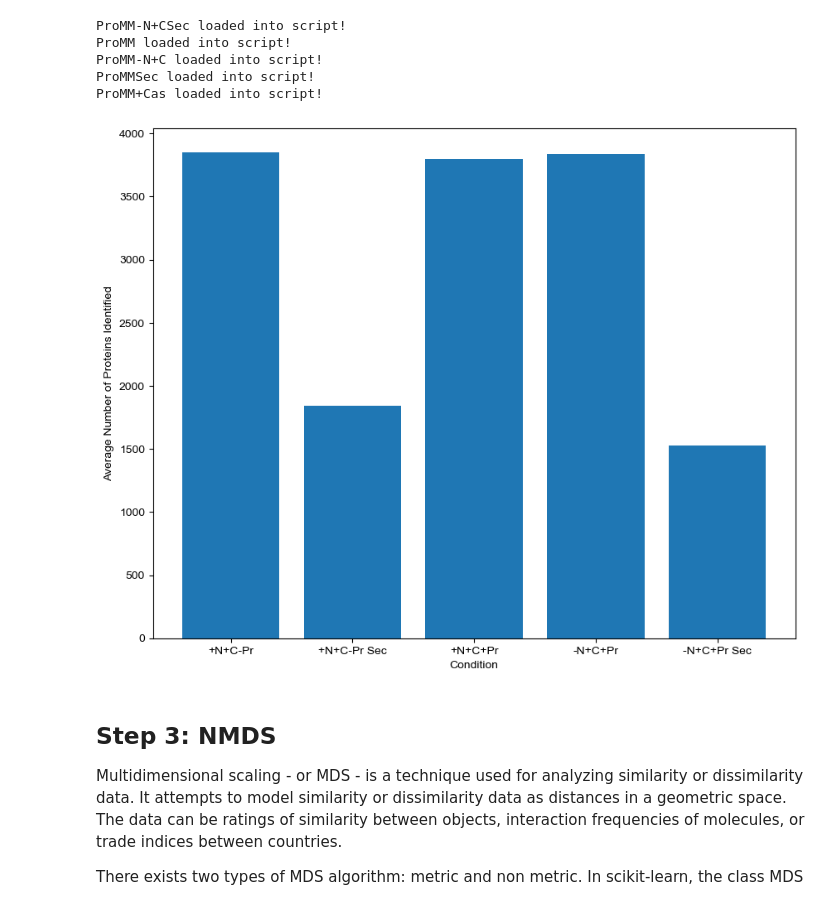
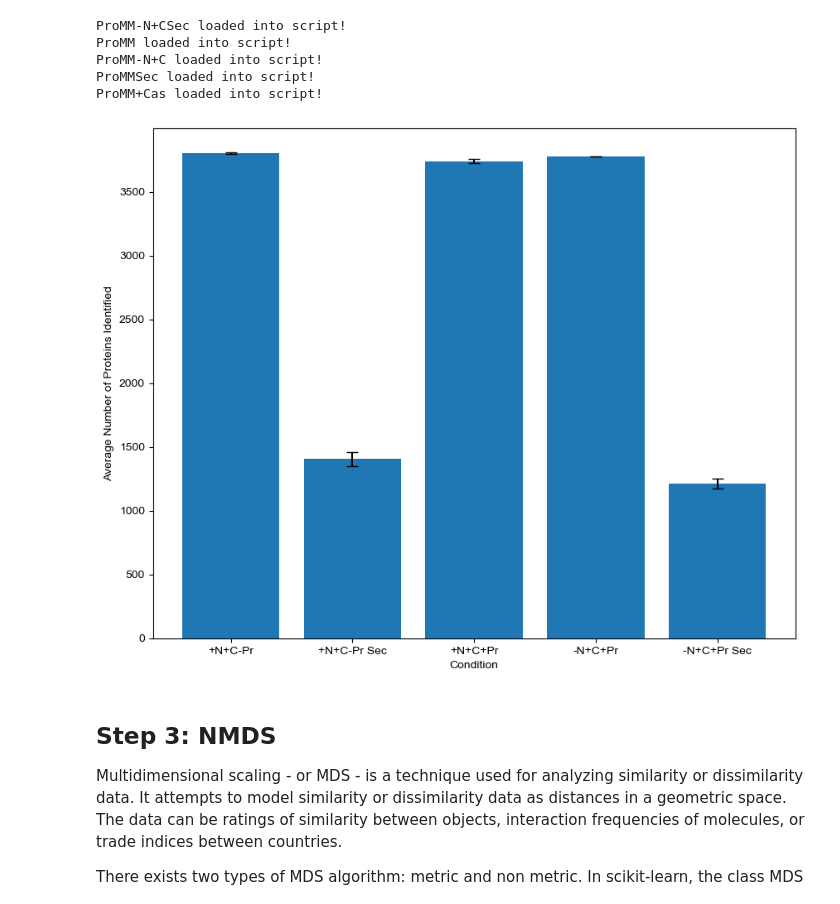
Before and after one commit to Fuchan2004/Rpom_Exoproteome, a Jupyter notebook: scripts/proteome_NMDS_heatmaps.ipynb, the cells around one changed output. Saved outputs shown, nothing was run; the diff lists cells and outputs as text; code cells hidden in the pictures.

Commit message:
Update plot of number of proteins in each condition to reflect mean and std.

```diff
--- a/scripts/proteome_NMDS_heatmaps.ipynb
+++ b/scripts/proteome_NMDS_heatmaps.ipynb
@@ -65,18 +65,29 @@ ProMMSec loaded into script!
 ProMM+Cas loaded into script!
 # %%
 ## Bar Plot of total amount of proteins identified in samples
+ProMM_N = [3810, 3800, 3802] # +N+C-Pr
+ProMM_Pr = [3724, 3736, 3756] # +N+C+Pr
+ProMM_noN_Pr = [3774, 3778, 3776] # -N+C+Pr
+ProMM_Sec = [1346, 1449, 1420] # +N+C-Pr Sec
+ProMM_noN_Pr_Sec = [1187, 1258, 1196] # -N+C+Pr Sec
 
-ProteinID = [3850, 1839, 3800, 3838, 1528]
 Condition = ['+N+C-Pr', '+N+C-Pr Sec', '+N+C+Pr', '-N+C+Pr', '-N+C+Pr Sec']
 
+
+# Group the data in the same order as Condition
+data = [ProMM_N, ProMM_Sec, ProMM_Pr, ProMM_noN_Pr, ProMM_noN_Pr_Sec]
+
+means = [np.mean(d) for d in data]
+stds = [np.std(d, ddof=1) for d in data]  # ddof=1 for sample std; use ddof=0 for population std
+
 plt.figure(figsize=(10, 8))
-plt.bar(Condition, ProteinID)
+plt.bar(Condition, means, yerr=stds, capsize=5)
 plt.xlabel("Condition")
 plt.ylabel("Average Number of Proteins Identified")
 plt.savefig('../figures/proteomics/summary_numberofproteins.pdf', format='pdf')
 plt.show()
 # %% [output]
-[figure, old version]
+[figure, new version]
 # %% [markdown]
 ## Step 3: NMDS
 Multidimensional scaling - or MDS - is a technique used for analyzing similarity or dissimilarity data. It attempts to model similarity or dissimilarity data as distances in a geometric space. The data can be ratings of similarity between objects, interaction frequencies of molecules, or trade indices between countries.
```
Also changed, not shown: 1 other file.
